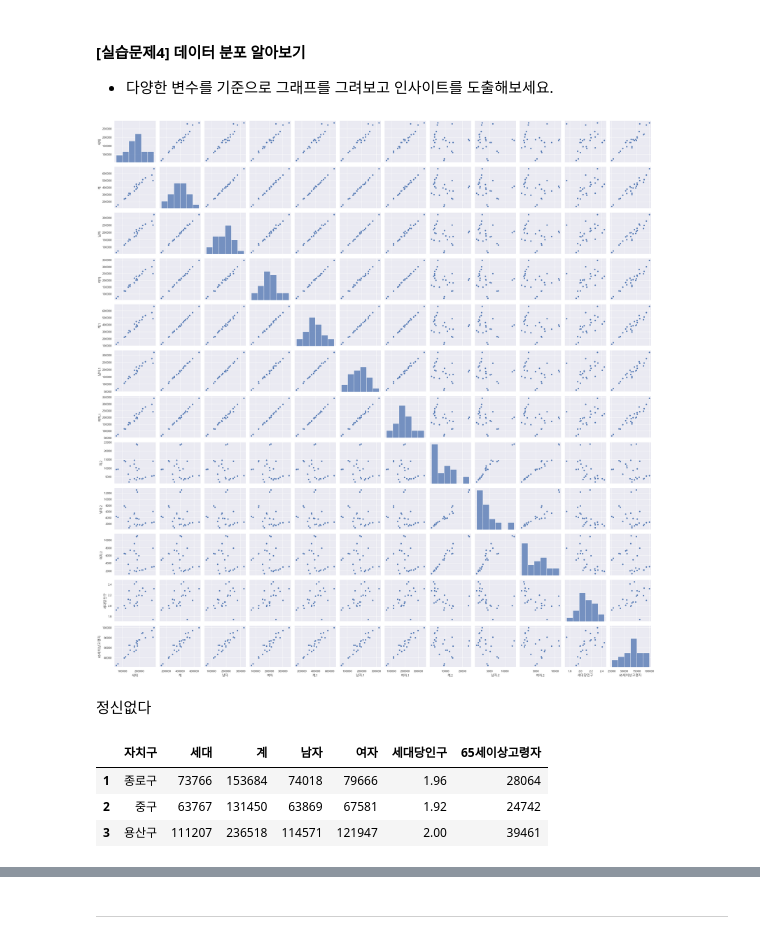
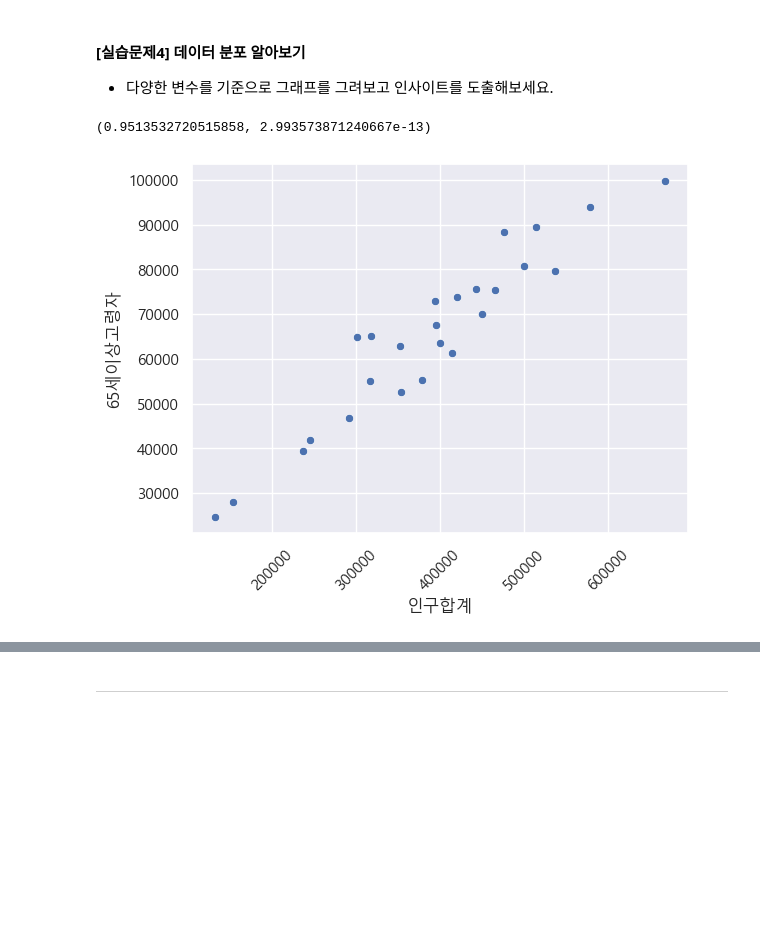
Before and after one commit to op-6160/AIVLE, a Jupyter notebook: 0213_MiniProject_1/1.3 데이터 불러오기 및 분석(EDA)_1차_주민등록데이터.ipynb, the cells around one changed output, grey strips where cells are left out. Saved outputs shown, nothing was run; the diff lists cells and outputs as text; code cells hidden in the pictures; blank space fills up the shorter version.

```diff
--- a/0213_MiniProject_1/1.3 데이터 불러오기 및 분석(EDA)_1차_주민등록데이터.ipynb
+++ b/0213_MiniProject_1/1.3 데이터 불러오기 및 분석(EDA)_1차_주민등록데이터.ipynb
@@ -46,6 +46,11 @@
 # %%
 import pandas as pd
 raw_data = pd.read_csv('./1.3 seoul_people.csv',encoding='cp949',sep='\t')
-raw_data.head()
+raw_data.shape
+seoul_people = raw_data[3:]
+change = {'인구':'인구합계','인구.1':'남자합계','인구.2':'여자합계',
+          '인구.3':'한국인계','인구.4':'한국인남자','인구.5':'한국인여자',
+          '인구.6':'등록외국인계','인구.7':'등록외국인남자','인구.8':'등록외국인여자'}
+seoul_people.head(2)
 # %% [output]
 |  | 기간 | 자치구 | 세대 | 인구 | 인구.1 | 인구.2 | 인구.3 | 인구.4 | 인구.5 | 인구.6 | 인구.7 | ... |
@@ -55,5 +57,2 @@ raw_data.head()
 | 3 | 2022.1/4 | 종로구 | 73766 | 153684 | 74018 | 79666 | 144275 | 69911 | 74364 | 9409 | 4107 | ... |
 | 4 | 2022.1/4 | 중구 | 63767 | 131450 | 63869 | 67581 | 122173 | 59448 | 62725 | 9277 | 4421 | ... |
-# %%
-seoul_people = pd.read_csv('./1.3 seoul_people.csv',encoding='cp949',sep='\t',header=2)
-seoul_people.head(2)
@@ -83,0 +59,2 @@ memory usage: 3.0+ KB
+# %%
+seoul_people.rename(columns=change,inplace=True)
@@ -125,0 +110,3 @@ memory usage: 3.0+ KB
+# %%
+new = seoul_people.astype({'65세이상고령자':'int','인구합계':'int'})
+new
@@ -187,18 +162,11 @@ import scipy.stats as spst
 * 다양한 변수를 기준으로 그래프를 그려보고 인사이트를 도출해보세요.
 # %%
 # 아래에 실습코드를 작성하고 결과를 확인합니다.
-sns.pairplot(data=seoul_people)
-#plt.savefig('pairplot_seoul.png')
+import scipy.stats as spst
+display(spst.pearsonr(new['인구합계'],new['65세이상고령자']))
+sns.scatterplot(x='인구합계',y='65세이상고령자',data=new)
+plt.xticks(rotation=45)
 plt.show()
 # %% [output]
+(0.9513532720515858, 2.993573871240667e-13)
-[figure, old version]
+[figure, new version]
-# %% [markdown]
-정신없다
-# %%
-forv_seoul_people = seoul_people[['자치구','세대','계','남자','여자','세대당인구','65세이상고령자']]
-forv_seoul_people.head(3)
-# %% [output]
-|  | 자치구 | 세대 | 계 | 남자 | 여자 | 세대당인구 | 65세이상고령자 |
-| 1 | 종로구 | 73766 | 153684 | 74018 | 79666 | 1.96 | 28064 |
-| 2 | 중구 | 63767 | 131450 | 63869 | 67581 | 1.92 | 24742 |
-| 3 | 용산구 | 111207 | 236518 | 114571 | 121947 | 2.00 | 39461 |
```
Also changed, not shown: parts of 13 cells of this notebook, 12 other files.
